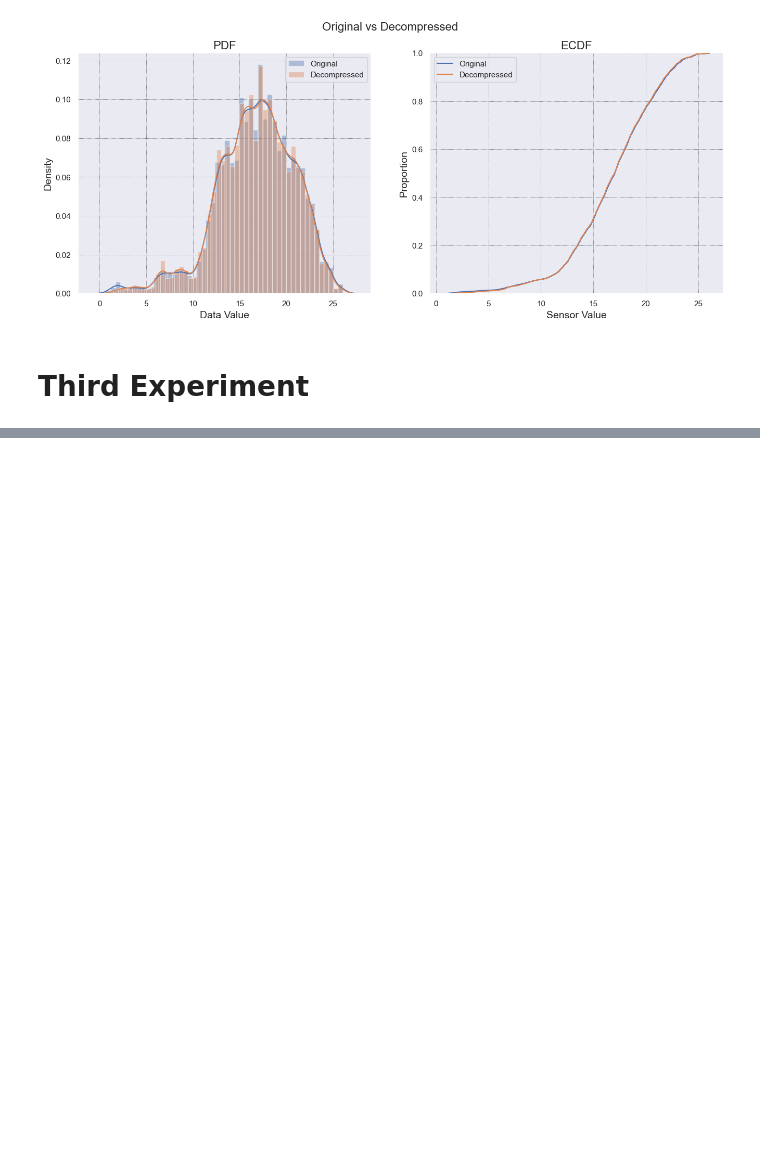
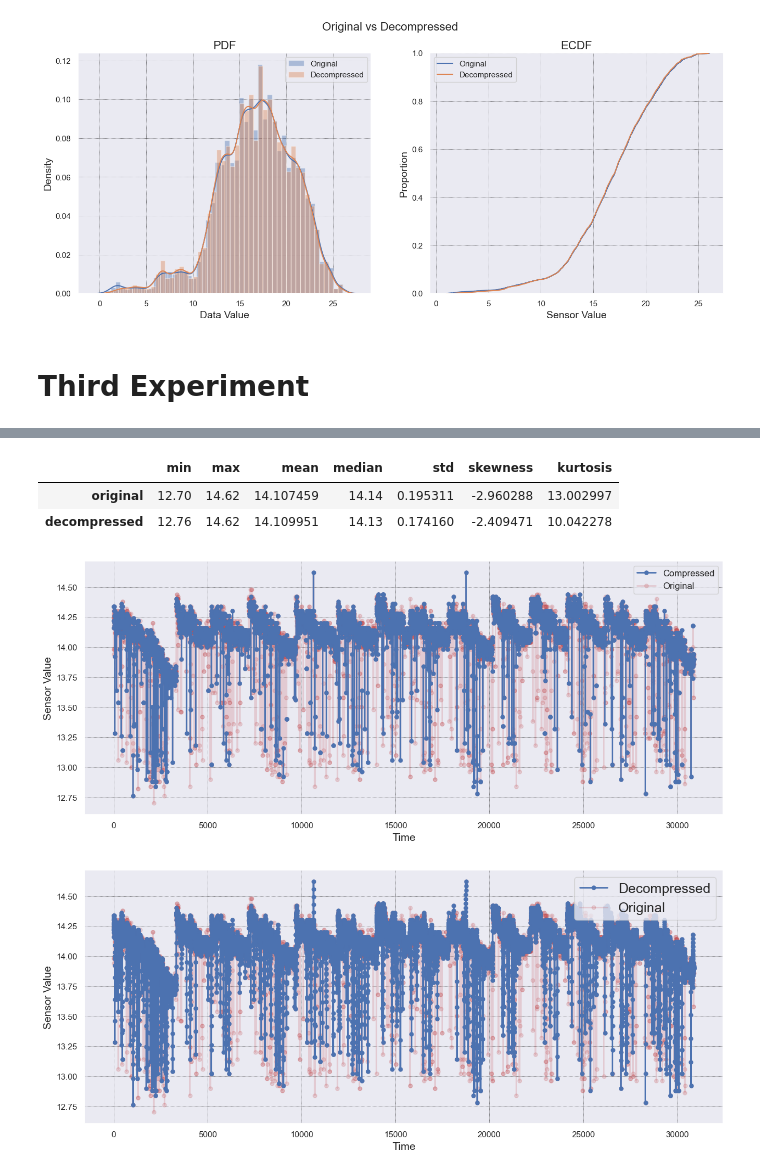
Before and after one commit to conect2ai/Conect2Py-Package, a Jupyter notebook: TAC_UseCase_Example.ipynb, the cells around one changed output, grey strips where cells are left out. Saved outputs shown, nothing was run; the diff lists cells and outputs as text; code cells hidden in the pictures; blank space fills up the shorter version.

```diff
--- a/TAC_UseCase_Example.ipynb
+++ b/TAC_UseCase_Example.ipynb
@@ -836,0 +873,16 @@ https://gist.github.com/mwaskom/de44147ed2974457ad6372750bbe5751
+# %%
+points_to_keep = []
+time_per_point = []
+
+tac = TAC(window_threshold=5, m=0.2)
+# %%
+total_start = time.time()
+for data in sensor_data['Voltage (Control Module)(V)'].dropna():
+    start = time.time()
+    should_keep = tac.check_point(data)
+    end = time.time()
+    points_to_keep.append(should_keep)
+    time_per_point.append(round((end - start)*1000, 4))
+total_end = time.time()
+
+total_time = total_end - total_start
@@ -836,0 +927,2 @@ https://gist.github.com/mwaskom/de44147ed2974457ad6372750bbe5751
+# %%
+eval_df = create_eval_df(original=sensor_data['Voltage (Control Module)(V)'].dropna(), flag=points_to_keep)
@@ -836,0 +961,27 @@ https://gist.github.com/mwaskom/de44147ed2974457ad6372750bbe5751
+# %%
+model_stats = calc_statistics(eval_df)
+model_stats
+# %% [output]
+|  | min | max | mean | median | std | skewness | kurtosis |
+| original | 12.70 | 14.62 | 14.107459 | 14.14 | 0.195311 | -2.960288 | 13.002997 |
+| decompressed | 12.76 | 14.62 | 14.109951 | 14.13 | 0.174160 | -2.409471 | 10.042278 |
+# %%
+# plot the curves comparison (original vs compressed)
+plot_curve_comparison(
+    eval_df.original,
+    eval_df.compressed,
+    show=True
+)
+
+
+# plot the curves comparison (original vs decompressed)
+plot_curve_comparison(
+    eval_df.original,
+    eval_df.decompressed,
+    show=True,
+    set_fontsize=18,
+    loc='upper right'
+)
+# %% [output]
+[figure, added]
+[figure, added]
```
Also changed, not shown: parts of 10 cells of this notebook.
